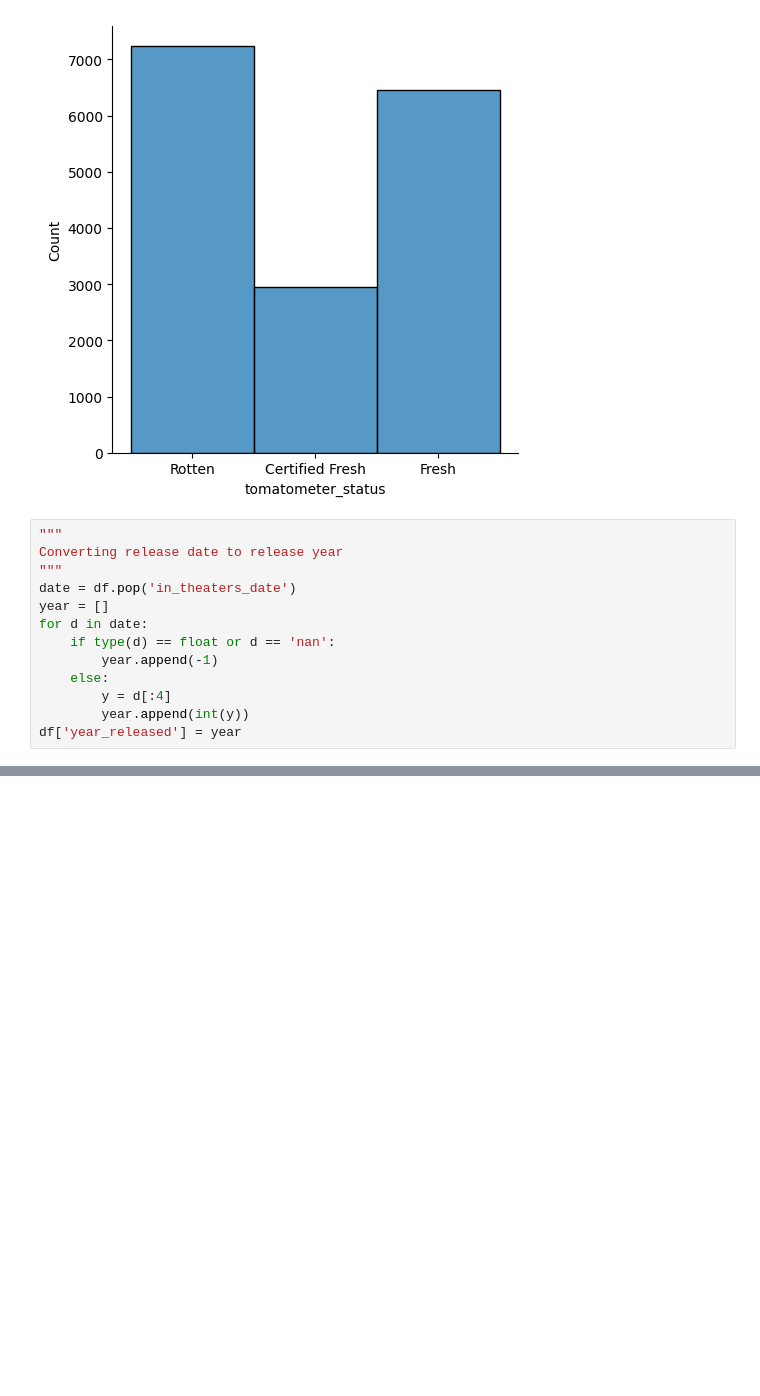
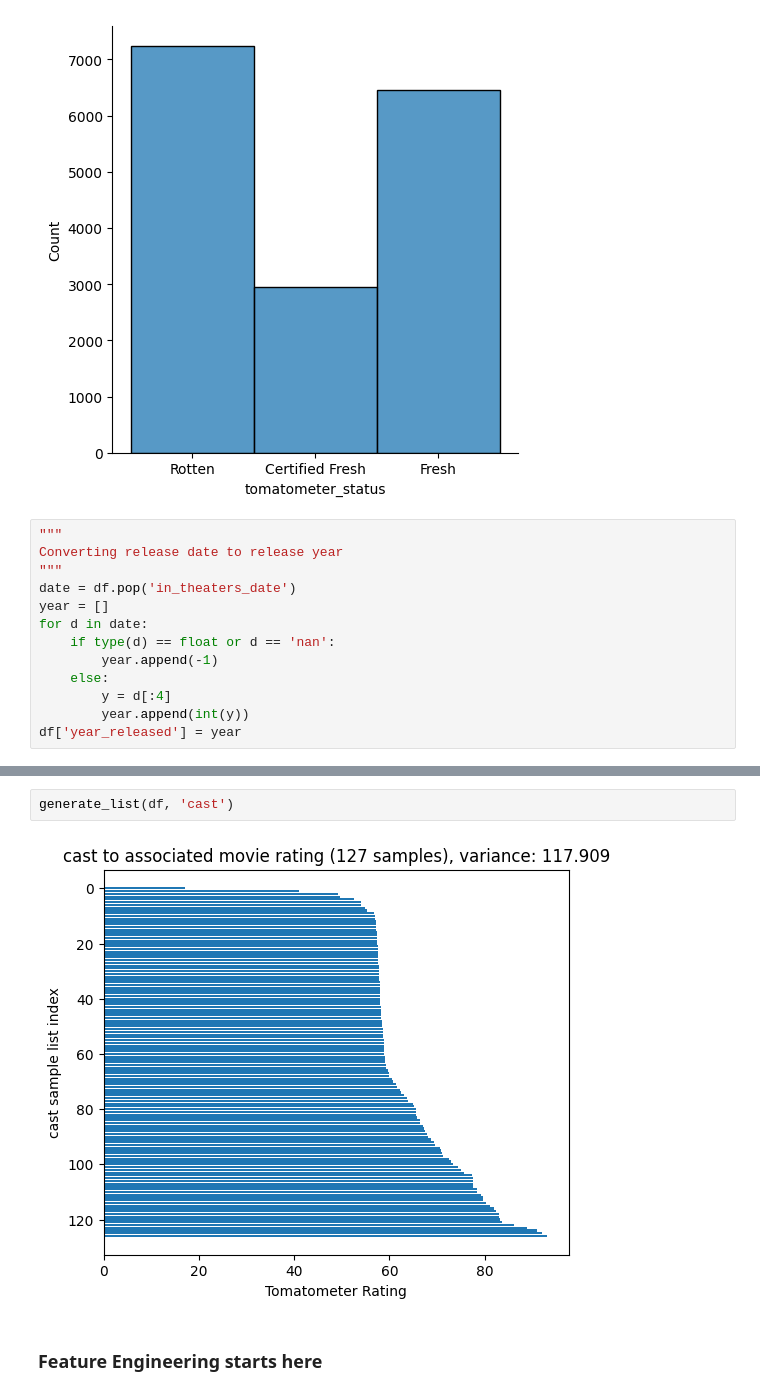
Before and after one commit to ducdamchi/ml-film-metadata, a Jupyter notebook: preprocessing.ipynb, the cells around one changed output, grey strips where cells are left out. Cells and saved outputs as stored; diff of their text form; blank space fills up the shorter version.

```diff
--- a/preprocessing.ipynb
+++ b/preprocessing.ipynb
@@ -212,0 +192,6 @@ generate_list(df, 'genre')
+# %%
+generate_list(df, 'cast')
+# %% [output]
+[figure, added]
+# %% [markdown]
+### Feature Engineering starts here
```
Also changed, not shown: parts of 9 cells of this notebook, 1 other file.
